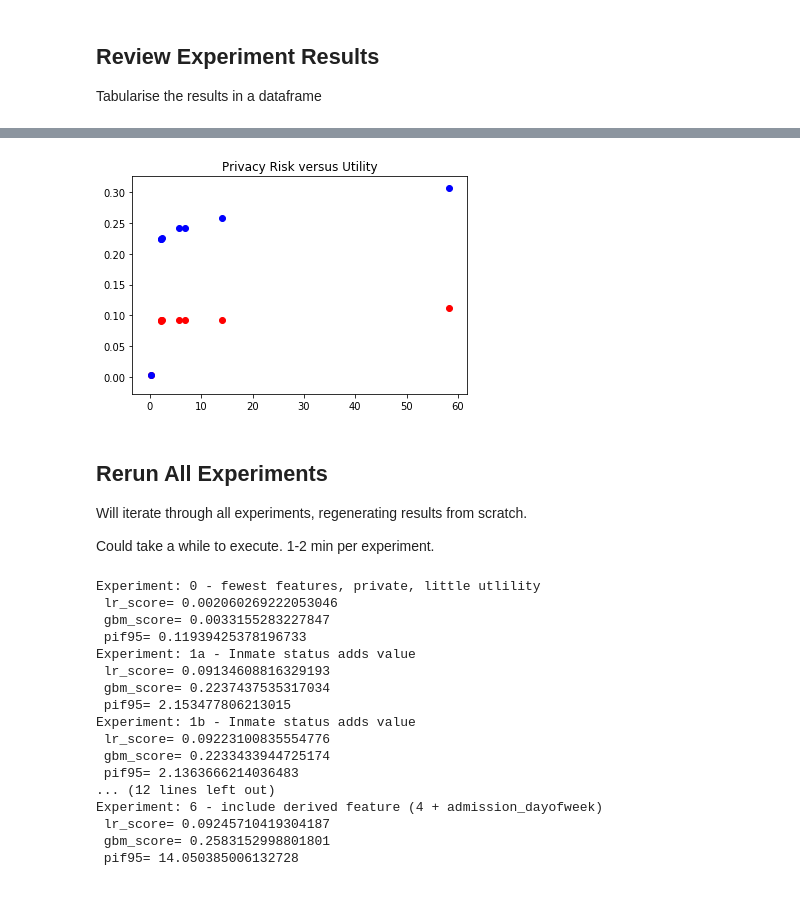
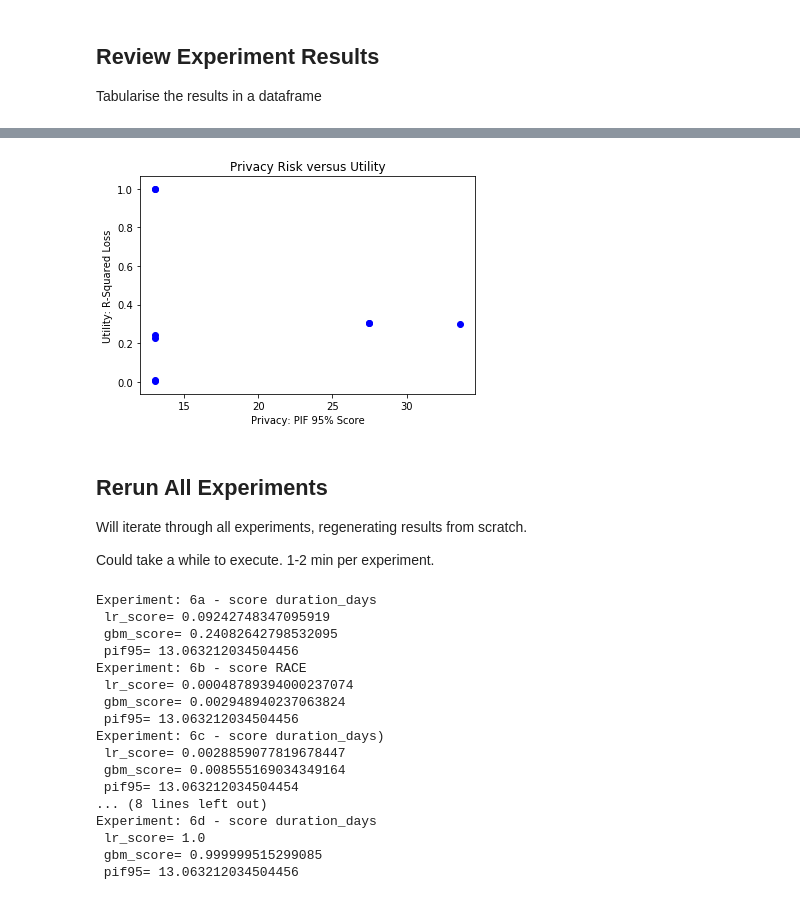
Before and after one commit to kelvinjross/ACSDataSharing, a Jupyter notebook: GBM_First_Private_Model.ipynb, the cells around one changed output, grey strips where cells are left out. Cells and saved outputs as stored; diff of their text form; code cells hidden in the pictures.

Commit message:
Added additional notebooks and results

```diff
--- a/GBM_First_Private_Model.ipynb
+++ b/GBM_First_Private_Model.ipynb
@@ -563,3 +681,5 @@ exp_results_df = pd.DataFrame(exp_results)
+# %%
+exp_results_df = pd.read_csv(r'Experiment1.csv')
 # %%
 exp_results_df
 # %% [output]
@@ -575,11 +709,13 @@ exp_results_df
 # %%
 import matplotlib.pyplot as plt
-plt.scatter(exp_results_df['pif95'], exp_results_df['lr_score'], color='r')
+#plt.scatter(exp_results_df['pif95'], exp_results_df['lr_score'], color='r')
 plt.scatter(exp_results_df['pif95'], exp_results_df['gbm_score'], color='b')
 plt.title('Privacy Risk versus Utility')
+plt.xlabel('Privacy: PIF 95% Score')
+plt.ylabel('Utility: R-Squared Loss')
 plt.show()
 # %% [output]
-[figure, old version]
+[figure, new version]
 # %% [markdown]
 ## Rerun All Experiments
 Will iterate through all experiments, regenerating results from scratch.
@@ -587,23 +723,23 @@ Will iterate through all experiments, regenerating results from scratch.
 Could take a while to execute. 1-2 min per experiment.
 # %%
 exp_results = []
-for experiment in experiments:
+for experiment in experiments2:
     run_experiment(experiment)
 # %% [output]
-Experiment: 0 - fewest features, private, little utlility
- lr_score= 0.002060269222053046
- gbm_score= 0.0033155283227847
- pif95= 0.11939425378196733
-Experiment: 1a - Inmate status adds value
- lr_score= 0.09134608816329193
- gbm_score= 0.2237437535317034
- pif95= 2.153477806213015
-Experiment: 1b - Inmate status adds value
- lr_score= 0.09223100835554776
- gbm_score= 0.2233433944725174
- pif95= 2.1363666214036483
-... (12 lines left out)
-Experiment: 6 - include derived feature (4 + admission_dayofweek)
- lr_score= 0.09245710419304187
- gbm_score= 0.2583152998801801
- pif95= 14.050385006132728
+Experiment: 6a - score duration_days
+ lr_score= 0.09242748347095919
+ gbm_score= 0.24082642798532095
+ pif95= 13.063212034504456
+Experiment: 6b - score RACE
+ lr_score= 0.00048789394000237074
+ gbm_score= 0.002948940237063824
+ pif95= 13.063212034504456
+Experiment: 6c - score duration_days)
+ lr_score= 0.0028859077819678447
+ gbm_score= 0.008555169034349164
+ pif95= 13.063212034504454
+... (8 lines left out)
+Experiment: 6d - score duration_days
+ lr_score= 1.0
+ gbm_score= 0.999999515299085
+ pif95= 13.063212034504456
```
Also changed, not shown: parts of 13 cells of this notebook, 3 other files.
